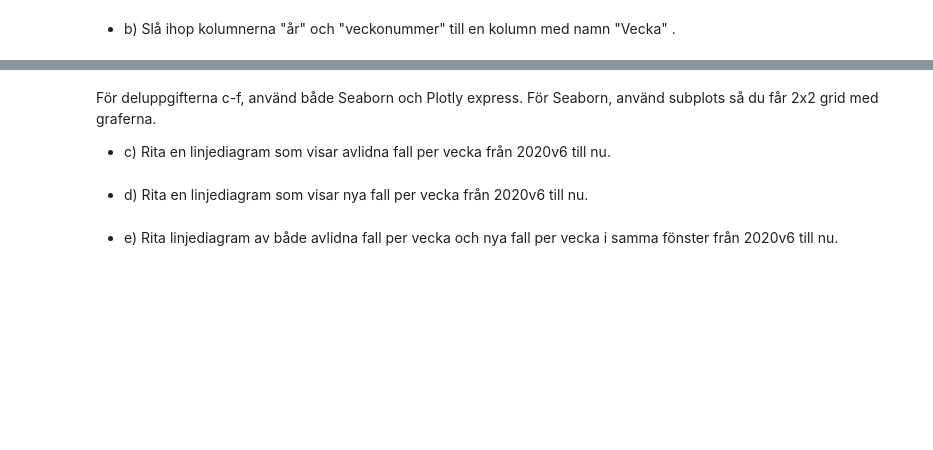
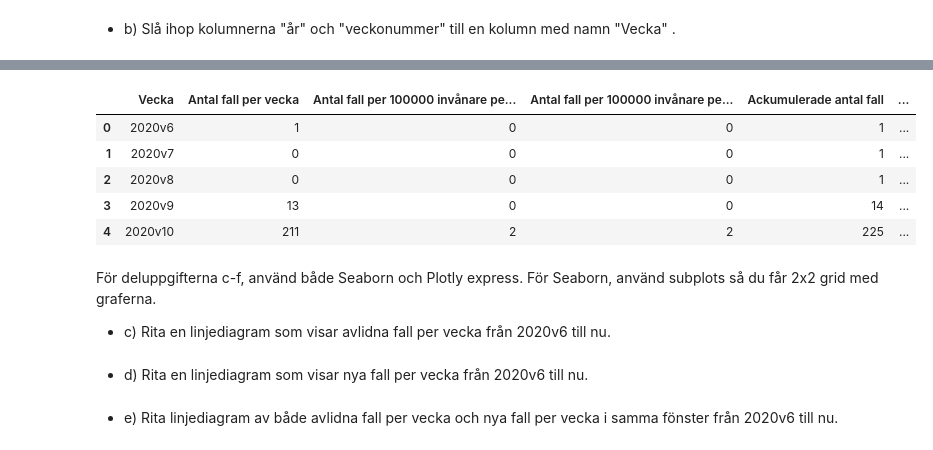
Before and after one commit to SamiFatmi/Databehandling-SAMI-FATMI, a Jupyter notebook: Labs/Labb 1/Labb 1.ipynb, the cells around one changed output, grey strips where cells are left out. Cells and saved outputs as stored; diff of their text form; code cells hidden in the pictures; blank space fills up the shorter version.

```diff
--- a/Labs/Labb 1/Labb 1.ipynb
+++ b/Labs/Labb 1/Labb 1.ipynb
@@ -84,3 +94,22 @@ covid19
+# %%
+#merging the 2 columns together
+covid19["År"] = covid19["År"].astype(str) + "v" + covid19["Veckonummer"].astype(str)
+
+#dropping the 'Veckonummer' column
+covid19 = covid19.drop(columns=["Veckonummer"])
+
+#renaming the column 'År' to 'Vecka'
+covid19 = covid19.rename(columns={"År": "Vecka"})
+
+#Checking the head of the dataframe
+covid19.head()
+# %% [output]
+|  | Vecka | Antal fall per vecka | Antal fall per 100000 invånare pe... | Antal fall per 100000 invånare pe... | Ackumulerade antal fall | ... |
+| 0 | 2020v6 | 1 | 0 | 0 | 1 | ... |
+| 1 | 2020v7 | 0 | 0 | 0 | 1 | ... |
+| 2 | 2020v8 | 0 | 0 | 0 | 1 | ... |
+| 3 | 2020v9 | 13 | 0 | 0 | 14 | ... |
+| 4 | 2020v10 | 211 | 2 | 2 | 225 | ... |
 # %% [markdown]
 För deluppgifterna c-f, använd både Seaborn och Plotly express. För Seaborn, använd subplots så du får 2x2 grid med graferna.
 - c) Rita en linjediagram som visar avlidna fall per vecka från 2020v6 till nu.
```
Also changed, not shown: parts of 24 cells of this notebook, 13 other files.
